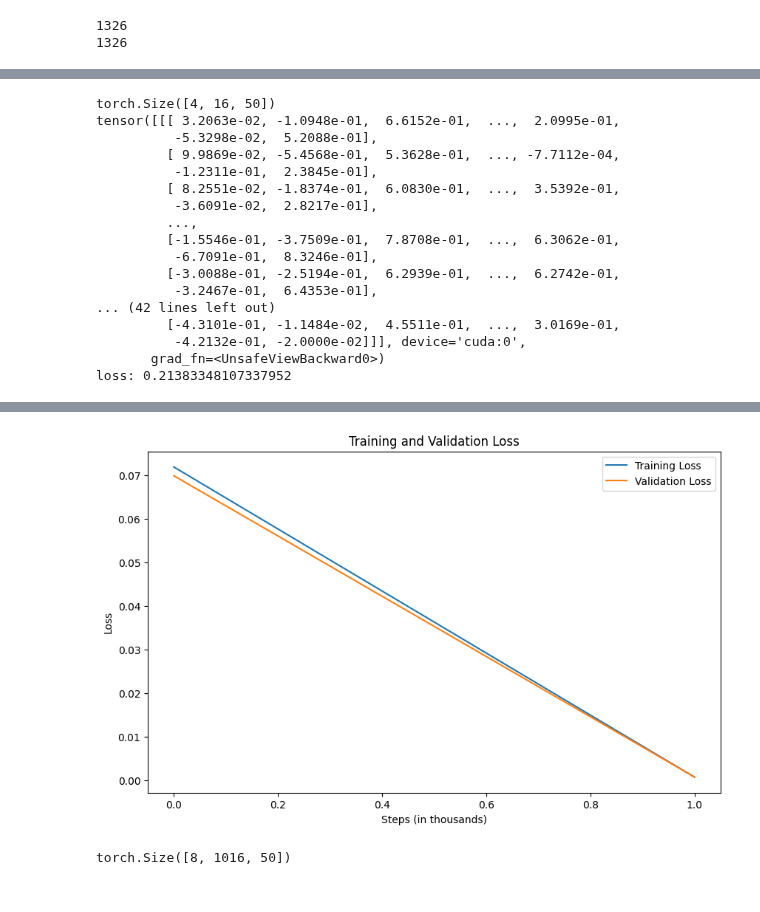
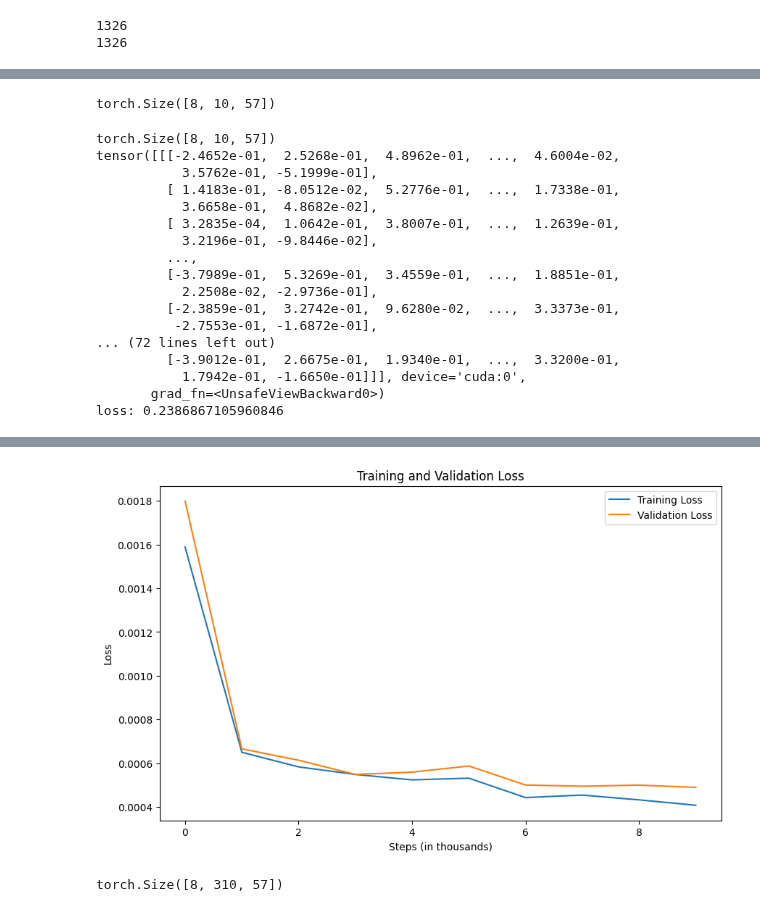
Before and after one commit to moonrabbitt/emotionmotion_transformer, a Jupyter notebook: notebooks/prototypes/inter-prototype-4.ipynb, the cells around one changed output, grey strips where cells are left out. Cells and saved outputs as stored; diff of their text form; code cells hidden in the pictures.

Commit message:
Prototype 4 works
added emotional context to proto4

```diff
--- a/notebooks/prototypes/inter-prototype-4.ipynb
+++ b/notebooks/prototypes/inter-prototype-4.ipynb
@@ -346,0 +387,12 @@ tensor([[ 6.6848e-02, -4.0376e-01,  9.7570e-02, -2.2240e-01, -5.1500e-03,
+# %%
+kp_frames_with_emotion = []
+# kp_frames is normalised
+
+for i in tqdm(range(len(emotion_vectors))):
+    # Use list concatenation instead of extend() to avoid in-place modification and None
+    for frame in kp_frames[i]:
+        frame.extend(emotion_vectors[i])
+    kp_frames_with_emotion.append(kp_frames[i])
+
+
+len(kp_frames_with_emotion[0][0])
@@ -347,8 +401,5 @@ tensor([[ 6.6848e-02, -4.0376e-01,  9.7570e-02, -2.2240e-01, -5.1500e-03,
 # %%
-# Let's now split up the data into train and validation sets
-n = int(0.9*len(data)) # first 90% will be train, rest val
-train_data = data[:n]
-val_data = data[n:]
+# Let's now split up the data into train and validation sets !FIX ALL VALIDATION BATCHES ARE ANGRY
+n = int(0.9*len(kp_frames_with_emotion)) # first 90% will be train, rest val
+train_data = kp_frames_with_emotion[:n]
+val_data = kp_frames_with_emotion[n:]
-# %%
-block_size = 8
-train_data[:block_size+1]
@@ -458,3 +507,7 @@ when input is [[-0.015383428893983364, -0.4385763108730316, 0.04104408994317055,
+# %%
+yb.shape
+# %% [output]
+torch.Size([8, 10, 57])
 # %%
 import torch
 import torch.nn as nn
@@ -578,9 +631,8 @@ class MotionModel(nn.Module):
     def __init__(self, input_dim, output_dim, hidden_dim=256, n_layers=8):
         super().__init__()
         self.hidden_dim = hidden_dim
-        self.fc1 = nn.Linear(input_dim, hidden_dim, bias=False, device=device)
-        self.fc2 = nn.Linear(hidden_dim, output_dim, bias=False,device=device)
-        # PROBLEM
+        self.fc1 = nn.Linear(input_dim, hidden_dim, bias=False, device=device)  #input to hidden dim
+        self.fc2 = nn.Linear(hidden_dim, output_dim, bias=False,device=device)  #reshape hidden to output dim
         self.positional_encoding = positional_encoding(seq_len=block_size, d_model=hidden_dim).to(device)
         layers = [Block(n_emb=hidden_dim, n_heads=4) for _ in range(n_layers)]
         layers.append(nn.InstanceNorm1d(hidden_dim, device=device))
@@ -638,31 +690,31 @@ class MotionModel(nn.Module):
 
         return generated_sequence
 
-
-m = MotionModel(input_dim=50, output_dim=50)
+# output dim should be the same size as target dim
+m = MotionModel(input_dim=57, output_dim=57)
 out,loss = m(xb, yb)
 print(out.shape)
 print(out)
 # loss interpreted on scale of data
 print(f"loss: {loss}")
 # %% [output]
-torch.Size([4, 16, 50])
-tensor([[[ 3.2063e-02, -1.0948e-01,  6.6152e-01,  ...,  2.0995e-01,
-          -5.3298e-02,  5.2088e-01],
-         [ 9.9869e-02, -5.4568e-01,  5.3628e-01,  ..., -7.7112e-04,
-          -1.2311e-01,  2.3845e-01],
-         [ 8.2551e-02, -1.8374e-01,  6.0830e-01,  ...,  3.5392e-01,
-          -3.6091e-02,  2.8217e-01],
+torch.Size([8, 10, 57])
+tensor([[[-2.4652e-01,  2.5268e-01,  4.8962e-01,  ...,  4.6004e-02,
+           3.5762e-01, -5.1999e-01],
+         [ 1.4183e-01, -8.0512e-02,  5.2776e-01,  ...,  1.7338e-01,
+           3.6658e-01,  4.8682e-02],
+         [ 3.2835e-04,  1.0642e-01,  3.8007e-01,  ...,  1.2639e-01,
+           3.2196e-01, -9.8446e-02],
          ...,
-         [-1.5546e-01, -3.7509e-01,  7.8708e-01,  ...,  6.3062e-01,
-          -6.7091e-01,  8.3246e-01],
-         [-3.0088e-01, -2.5194e-01,  6.2939e-01,  ...,  6.2742e-01,
-          -3.2467e-01,  6.4353e-01],
-... (42 lines left out)
-         [-4.3101e-01, -1.1484e-02,  4.5511e-01,  ...,  3.0169e-01,
-          -4.2132e-01, -2.0000e-02]]], device='cuda:0',
+         [-3.7989e-01,  5.3269e-01,  3.4559e-01,  ...,  1.8851e-01,
+           2.2508e-02, -2.9736e-01],
+         [-2.3859e-01,  3.2742e-01,  9.6280e-02,  ...,  3.3373e-01,
+          -2.7553e-01, -1.6872e-01],
+... (72 lines left out)
+         [-3.9012e-01,  2.6675e-01,  1.9340e-01,  ...,  3.3200e-01,
+           1.7942e-01, -1.6650e-01]]], device='cuda:0',
        grad_fn=<UnsafeViewBackward0>)
-loss: 0.21383348107337952
+loss: 0.2386867105960846
 # %%
 optimizer = torch.optim.Adam(m.parameters(), lr=0.0001)
 # %%
@@ -678,7 +730,7 @@ def estimate_loss():
     for split in ['train', 'val']:
         losses = torch.zeros(eval_iters)
         for k in range(eval_iters):
-            xb, yb, mask = get_batch(split)
+            xb, yb, mask = get_batch(split,  block_size, batch_size, device)
             logits, loss = m(xb, yb)
             losses[k] = loss.item()
         out[split] = losses.mean()
@@ -689,9 +741,9 @@ def estimate_loss():
 batch_size = 8
 train_losses = []
 val_losses = []
-for steps in tqdm(range(10000)):
+for steps in tqdm(range(50000)):
     # get sample batch of data
-    xb,yb,mask = get_batch('train')
+    xb,yb,mask = get_batch('train',  block_size, batch_size, device)
     # evaluate loss
     logits, loss = m(xb,yb, mask)
     optimizer.zero_grad(set_to_none=True)
@@ -724 +784 @@ train loss: 0.000763 val loss: 0.000778
-[figure, old version]
+[figure, new version]
@@ -725,8 +809,8 @@ train loss: 0.000763 val loss: 0.000778
 # %%
 # generate new sequence
-xb,yb,mask = get_batch('test')
+xb,yb,mask = get_batch('test', block_size, batch_size, device)
 
-generated = m.generate(xb, 1000)
+generated = m.generate(xb, 300)
 print(generated.shape)
 # %% [output]
-torch.Size([8, 1016, 50])
+torch.Size([8, 310, 57])
```
Also changed, not shown: parts of 25 cells of this notebook, 1 other file.
